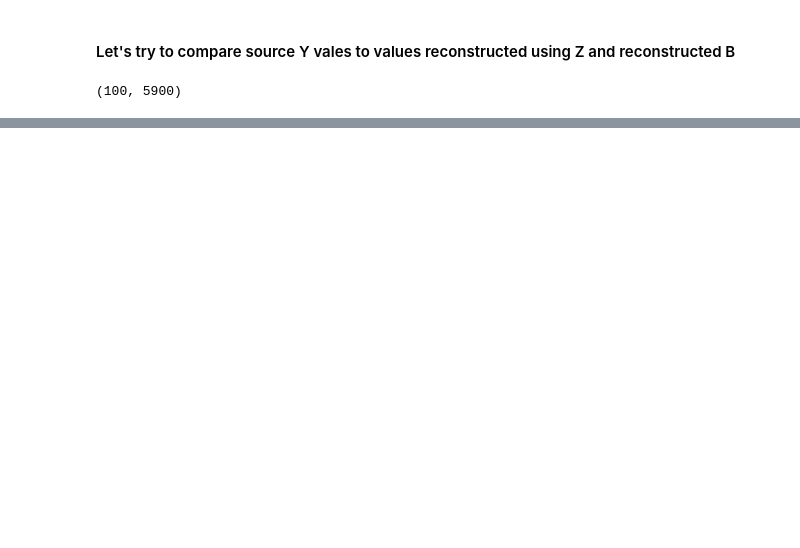
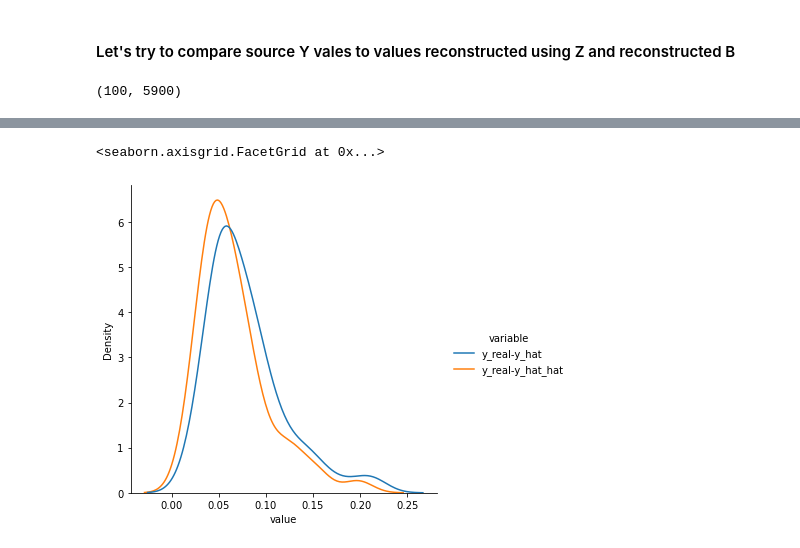
Before and after one commit to Bishop-Laboratory/autoPLIER-analysis, a Jupyter notebook: analysis/CellO_training_data_eda_Serhiy/B-Regression.ipynb, the cells around one changed output, grey strips where cells are left out. Saved outputs shown, nothing was run; the diff lists cells and outputs as text; code cells hidden in the pictures; blank space fills up the shorter version.

```diff
--- a/analysis/CellO_training_data_eda_Serhiy/B-Regression.ipynb
+++ b/analysis/CellO_training_data_eda_Serhiy/B-Regression.ipynb
@@ -273,0 +318,12 @@ sns.displot(data=dists_df, x='values', hue='type', kind='kde')
+# %%
+dists_df = pd.DataFrame({
+    'y_real-y_hat': y2y_hat_p_dists,
+    'y_real-y_hat_hat': y2y_hat_hat_p_dists
+})
+
+sns.displot(
+    data=pd.melt(dists_df, value_vars=['y_real-y_hat', 'y_real-y_hat_hat']),
+    x='value', hue='variable', kind='kde')
+# %% [output]
+<seaborn.axisgrid.FacetGrid at 0x...>
+[figure, added]
```
Also changed, not shown: parts of 18 cells of this notebook.
